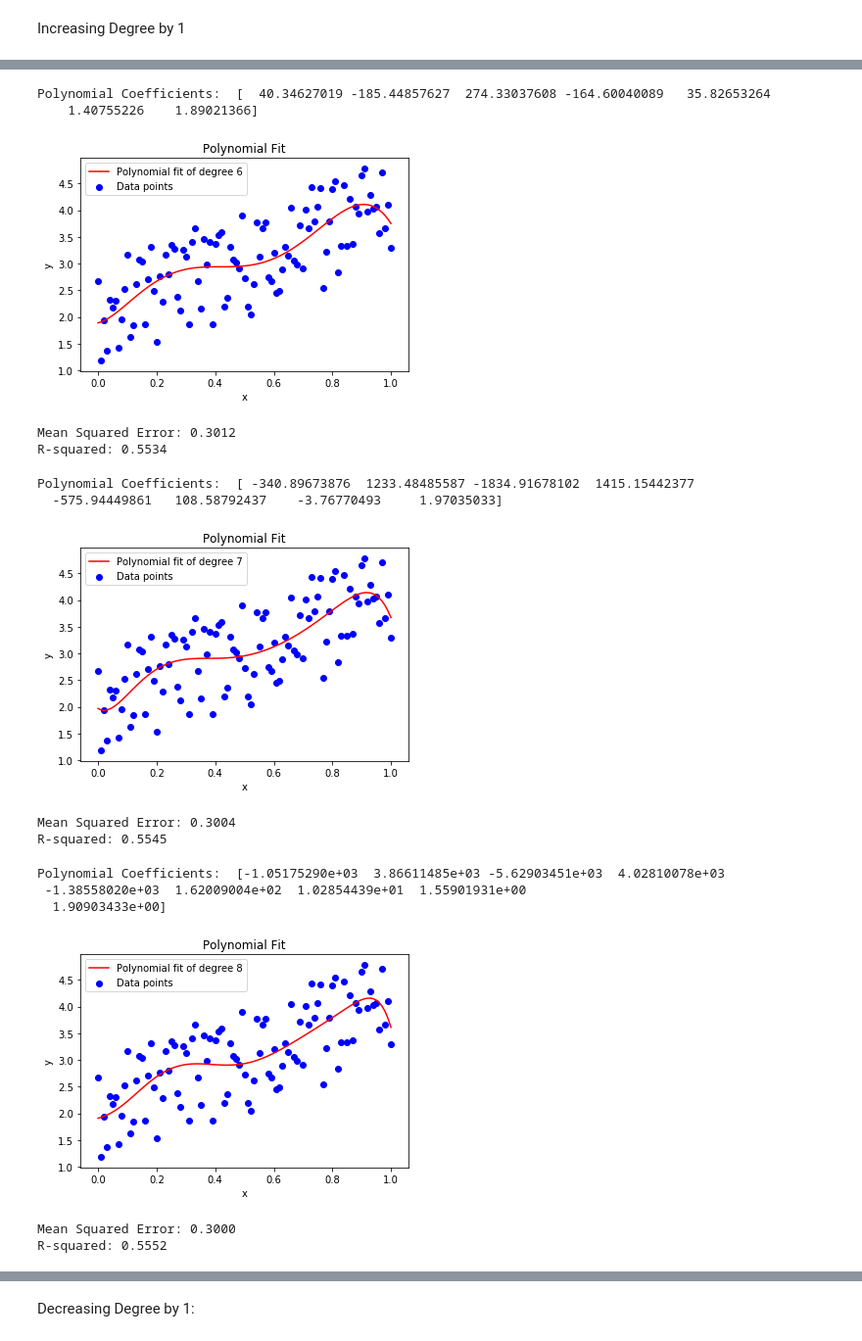
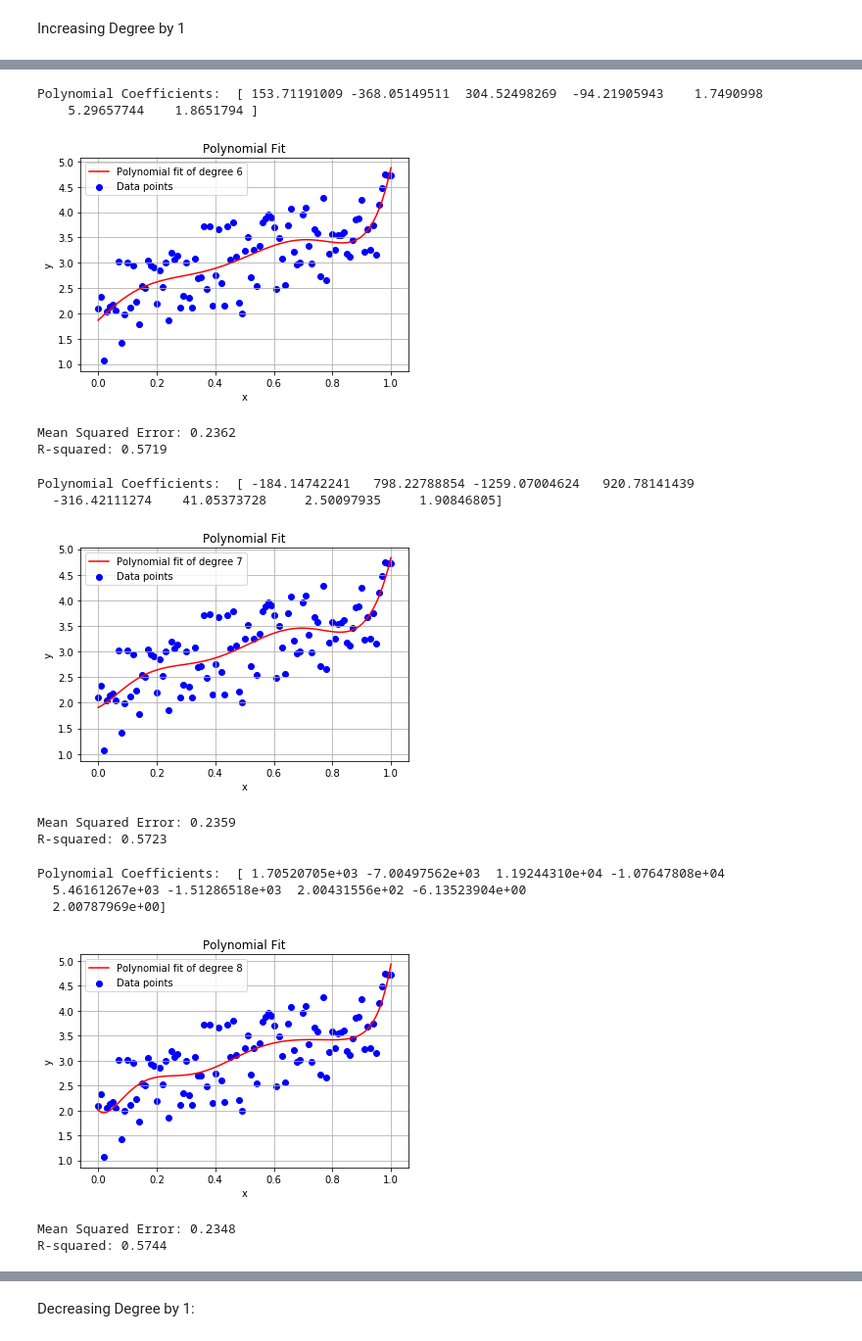
Before and after one commit to walttruelove29/coe311k, a Jupyter notebook: classwork/wjt582-CH10.ipynb, the cells around one changed output, grey strips where cells are left out. Shown at 98% size. Cells and saved outputs as stored; diff of their text form; code cells hidden in the pictures.

```diff
--- a/classwork/wjt582-CH10.ipynb
+++ b/classwork/wjt582-CH10.ipynb
@@ -4,9 +8,7 @@ import matplotlib.pyplot as plt
 # %%
 X = np.arange(0, 1.01, 0.01)
 error = np.random.uniform(-1, 1, len(X))
-m = 2
-b = 2
-Y = m*X+b+error
+Y = 2*X+2+error
 # %% [markdown]
 Least Square Fit:
 # %%
@@ -163,6 +211,7 @@ plt.plot(X, y_pred, color='red', label=f'Polynomial fit of degree {degree}')
 plt.title('Polynomial Fit')
 plt.xlabel('x')
 plt.ylabel('y')
+plt.grid(True)
 plt.legend()
 plt.show()
 
@@ -175,11 +224,11 @@ ss_res = np.sum((Y - y_pred)**2)
 r_squared = 1 - (ss_res / ss_total)
 print(f'R-squared: {r_squared:.4f}')
 # %% [output]
-Polynomial Coefficients:  [  40.34627019 -185.44857627  274.33037608 -164.60040089   35.82653264
-    1.40755226    1.89021366]
+Polynomial Coefficients:  [ 153.71191009 -368.05149511  304.52498269  -94.21905943    1.7490998
+    5.29657744    1.8651794 ]
-[figure, old version]
+[figure, new version]
-Mean Squared Error: 0.3012
-R-squared: 0.5534
+Mean Squared Error: 0.2362
+R-squared: 0.5719
 # %%
 degree = 7
 coefficients = np.polyfit(X, Y, degree)
@@ -196,6 +245,7 @@ plt.plot(X, y_pred, color='red', label=f'Polynomial fit of degree {degree}')
 plt.title('Polynomial Fit')
 plt.xlabel('x')
 plt.ylabel('y')
+plt.grid(True)
 plt.legend()
 plt.show()
 
@@ -208,45 +258,46 @@ ss_res = np.sum((Y - y_pred)**2)
 r_squared = 1 - (ss_res / ss_total)
 print(f'R-squared: {r_squared:.4f}')
 # %% [output]
-Polynomial Coefficients:  [ -340.89673876  1233.48485587 -1834.91678102  1415.15442377
-  -575.94449861   108.58792437    -3.76770493     1.97035033]
+Polynomial Coefficients:  [ -184.14742241   798.22788854 -1259.07004624   920.78141439
+  -316.42111274    41.05373728     2.50097935     1.90846805]
-[figure, old version]
+[figure, new version]
-Mean Squared Error: 0.3004
-R-squared: 0.5545
+Mean Squared Error: 0.2359
+R-squared: 0.5723
 # %%
 degree = 8
 coefficients = np.polyfit(X, Y, degree)
 
 print("Polynomial Coefficients: ", coefficients)
 
 polynomial = np.poly1d(coefficients)
 
 y_pred = polynomial(X)
 
 plt.scatter(X, Y, color='blue', label='Data points')
 plt.plot(X, y_pred, color='red', label=f'Polynomial fit of degree {degree}')
 
 plt.title('Polynomial Fit')
 plt.xlabel('x')
 plt.ylabel('y')
+plt.grid(True)
 plt.legend()
 plt.show()
 
 # Mean Squared Error (MSE)
 mse = np.mean((Y - y_pred)**2)
 print(f'Mean Squared Error: {mse:.4f}')
 # R-squared value
 ss_total = np.sum((Y - np.mean(Y))**2)
 ss_res = np.sum((Y - y_pred)**2)
 r_squared = 1 - (ss_res / ss_total)
 print(f'R-squared: {r_squared:.4f}')
 # %% [output]
-Polynomial Coefficients:  [-1.05175290e+03  3.86611485e+03 -5.62903451e+03  4.02810078e+03
- -1.38558020e+03  1.62009004e+02  1.02854439e+01  1.55901931e+00
-  1.90903433e+00]
+Polynomial Coefficients:  [ 1.70520705e+03 -7.00497562e+03  1.19244310e+04 -1.07647808e+04
+  5.46161267e+03 -1.51286518e+03  2.00431556e+02 -6.13523904e+00
+  2.00787969e+00]
-[figure, old version]
+[figure, new version]
-Mean Squared Error: 0.3000
-R-squared: 0.5552
+Mean Squared Error: 0.2348
+R-squared: 0.5744
 # %%
 degree = 9
 coefficients = np.polyfit(X, Y, degree)
```
Also changed, not shown: parts of 48 cells of this notebook.
